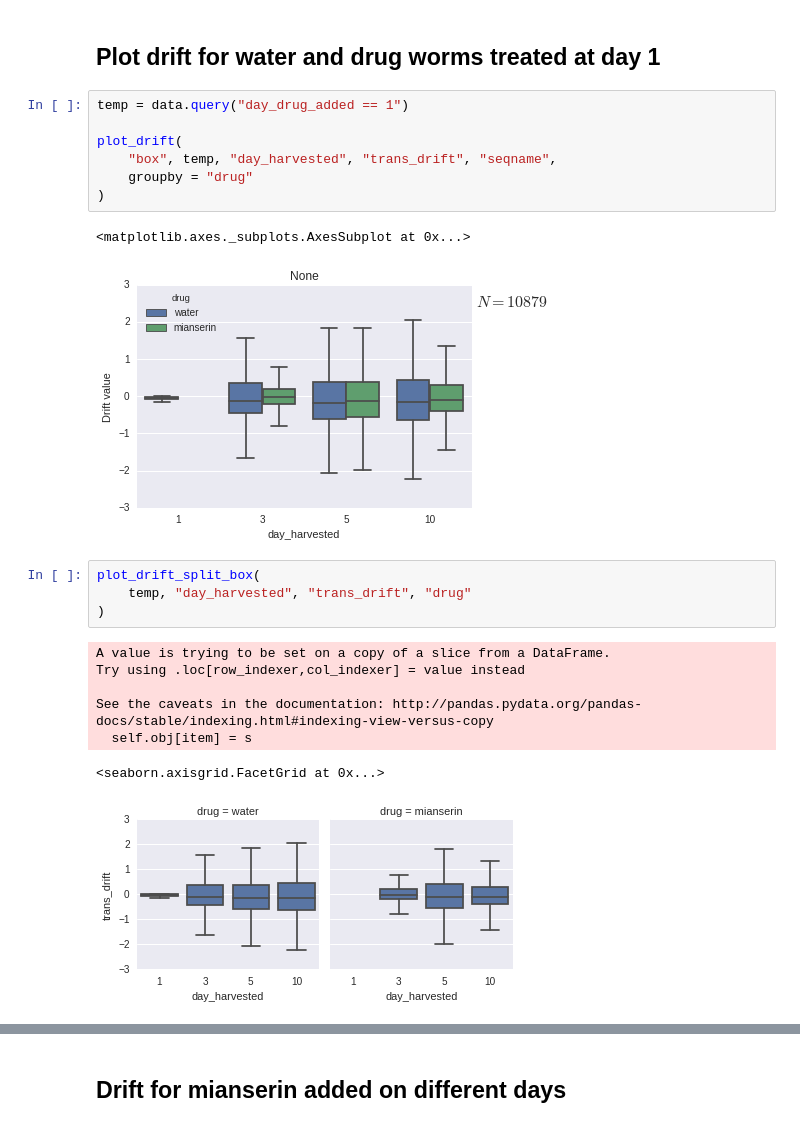
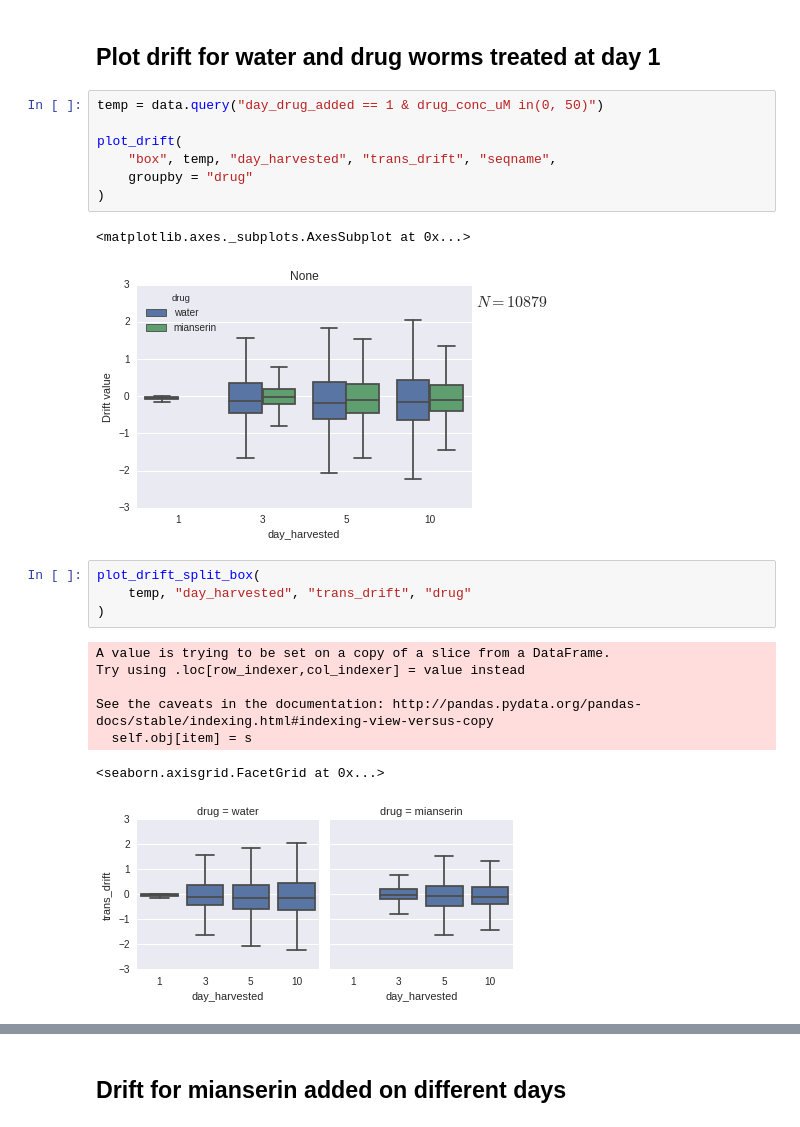
Before and after one commit to veleritas/ageing, a Jupyter notebook: analysis/worm_plots.ipynb, the cells around one changed output, grey strips where cells are left out. Drawn from its saved outputs; the diff is of its cells as text.

```diff
--- a/analysis/worm_plots.ipynb
+++ b/analysis/worm_plots.ipynb
@@ -93,15 +59,15 @@ plot_p_val_heatmap(temp, "day_harvested", "trans_drift")
 # %% [markdown]
 ## Plot drift for water and drug worms treated at day 1
 # %%
-temp = data.query("day_drug_added == 1")
+temp = data.query("day_drug_added == 1 & drug_conc_uM in(0, 50)")
 
 plot_drift(
     "box", temp, "day_harvested", "trans_drift", "seqname",
     groupby = "drug"
 )
 # %% [output]
 <matplotlib.axes._subplots.AxesSubplot at 0x...>
-[figure, old version]
+[figure, new version]
 # %%
 plot_drift_split_box(
     temp, "day_harvested", "trans_drift", "drug"
@@ -113,7 +79,7 @@ Try using .loc[row_indexer,col_indexer] = value instead
 See the caveats in the documentation: http://pandas.pydata.org/pandas-docs/stable/indexing.html#indexing-view-versus-copy
   self.obj[item] = s
 <seaborn.axisgrid.FacetGrid at 0x...>
-[figure, old version]
+[figure, new version]
 # %%
 plot_p_val_heatmap(
     temp, ["drug", "day_harvested"], "trans_drift",
```
Also changed, not shown: parts of 7 cells of this notebook.
